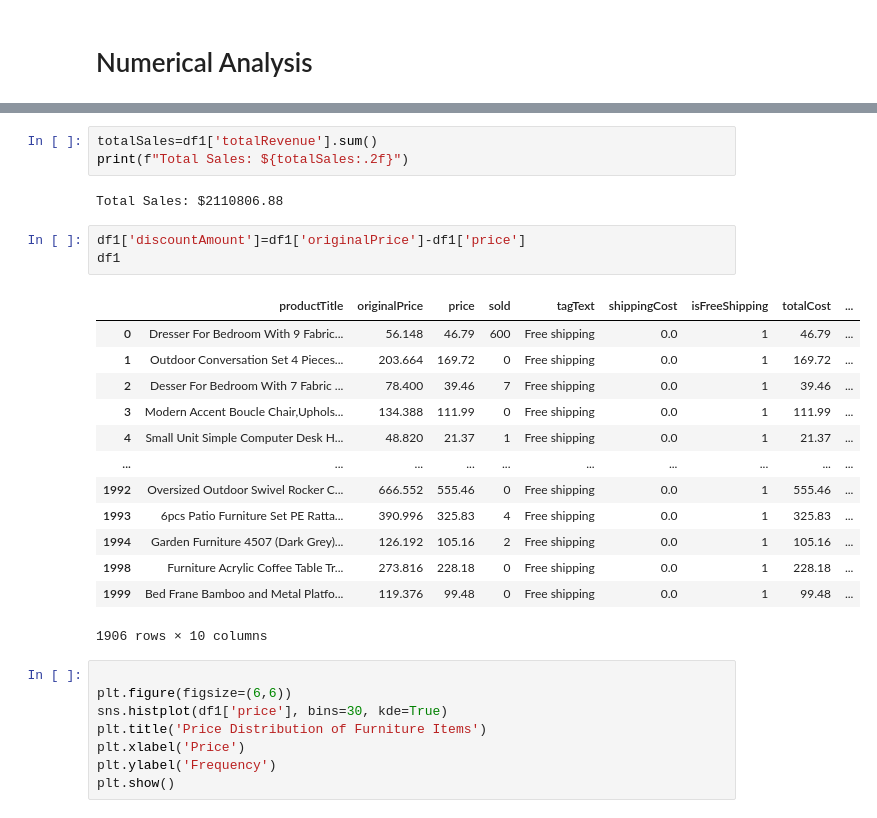
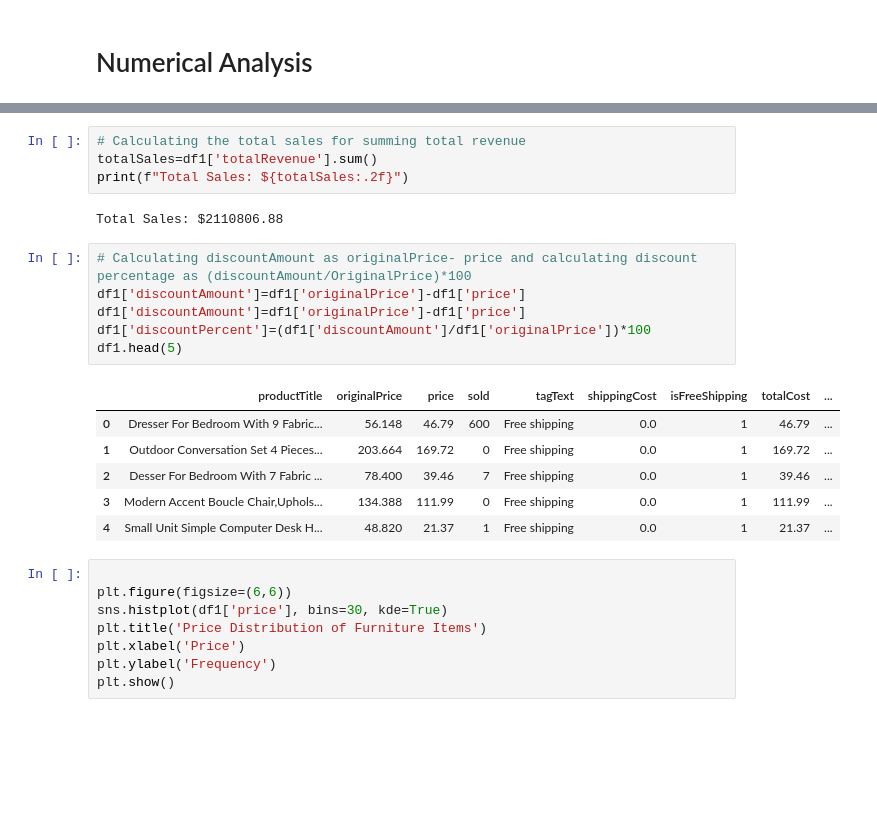
Before and after one commit to shuklagarima29/e-commerce-project, a Jupyter notebook: e-commerce.ipynb, the cells around one changed output, grey strips where cells are left out. Cells and saved outputs as stored; diff of their text form; blank space fills up the shorter version.

```diff
--- a/e-commerce.ipynb
+++ b/e-commerce.ipynb
@@ -273,25 +191,22 @@ df1
 # %%
+# Calculating the total sales for summing total revenue
 totalSales=df1['totalRevenue'].sum()
 print(f"Total Sales: ${totalSales:.2f}")
 # %% [output]
 Total Sales: $2110806.88
 # %%
+# Calculating discountAmount as originalPrice- price and calculating discount percentage as (discountAmount/OriginalPrice)*100
 df1['discountAmount']=df1['originalPrice']-df1['price']
-df1
+df1['discountAmount']=df1['originalPrice']-df1['price']
+df1['discountPercent']=(df1['discountAmount']/df1['originalPrice'])*100
+df1.head(5)
 # %% [output]
 |  | productTitle | originalPrice | price | sold | tagText | shippingCost | isFreeShipping | totalCost | ... |
 | 0 | Dresser For Bedroom With 9 Fabric... | 56.148 | 46.79 | 600 | Free shipping | 0.0 | 1 | 46.79 | ... |
 | 1 | Outdoor Conversation Set 4 Pieces... | 203.664 | 169.72 | 0 | Free shipping | 0.0 | 1 | 169.72 | ... |
 | 2 | Desser For Bedroom With 7 Fabric ... | 78.400 | 39.46 | 7 | Free shipping | 0.0 | 1 | 39.46 | ... |
 | 3 | Modern Accent Boucle Chair,Uphols... | 134.388 | 111.99 | 0 | Free shipping | 0.0 | 1 | 111.99 | ... |
 | 4 | Small Unit Simple Computer Desk H... | 48.820 | 21.37 | 1 | Free shipping | 0.0 | 1 | 21.37 | ... |
-| ... | ... | ... | ... | ... | ... | ... | ... | ... | ... |
-| 1992 | Oversized Outdoor Swivel Rocker C... | 666.552 | 555.46 | 0 | Free shipping | 0.0 | 1 | 555.46 | ... |
-| 1993 | 6pcs Patio Furniture Set PE Ratta... | 390.996 | 325.83 | 4 | Free shipping | 0.0 | 1 | 325.83 | ... |
-| 1994 | Garden Furniture 4507 (Dark Grey)... | 126.192 | 105.16 | 2 | Free shipping | 0.0 | 1 | 105.16 | ... |
-| 1998 | Furniture Acrylic Coffee Table Tr... | 273.816 | 228.18 | 0 | Free shipping | 0.0 | 1 | 228.18 | ... |
-| 1999 | Bed Frane Bamboo and Metal Platfo... | 119.376 | 99.48 | 0 | Free shipping | 0.0 | 1 | 99.48 | ... |
-1906 rows × 10 columns
 # %%
 
 plt.figure(figsize=(6,6))
```
Also changed, not shown: parts of 22 cells of this notebook.
